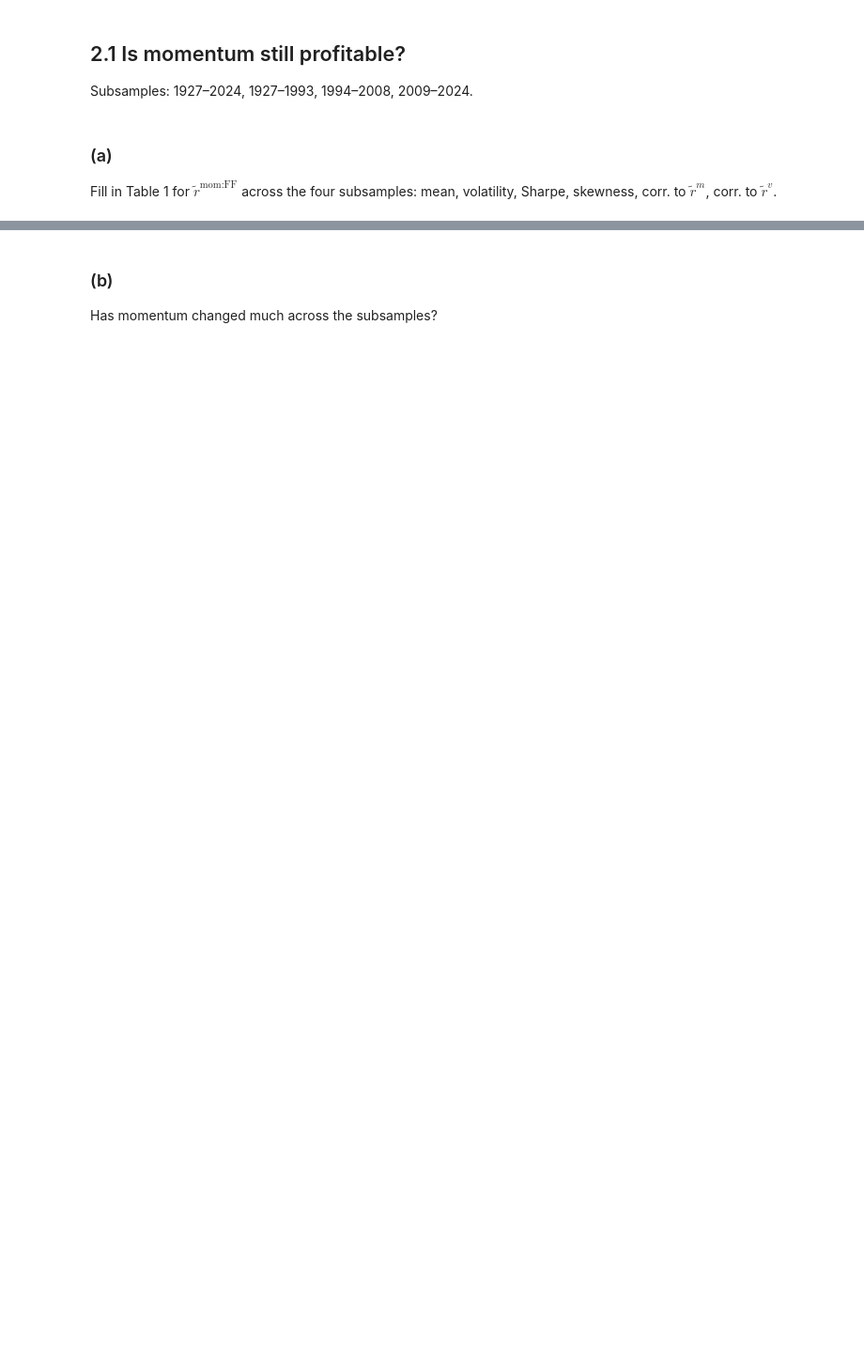
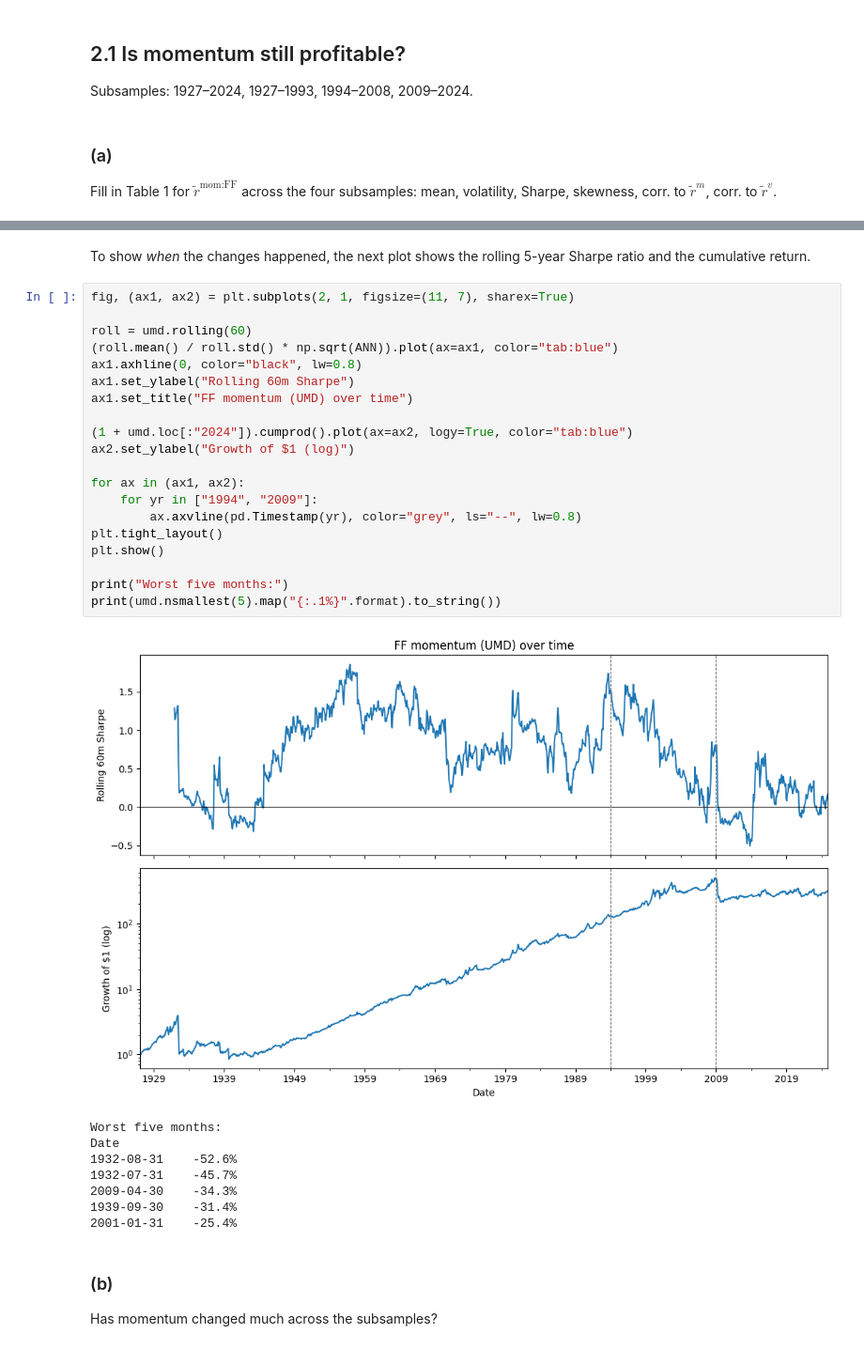
Before and after one commit to lucasalbinlazcano/finm36700-HW6, a Jupyter notebook: AQR Momentum Strategies.ipynb, the cells around one changed output, grey strips where cells are left out. Shown at 94% size. Cells and saved outputs as stored; diff of their text form; blank space fills up the shorter version.

```diff
--- a/AQR Momentum Strategies.ipynb
+++ b/AQR Momentum Strategies.ipynb
@@ -77,3 +103,34 @@ table1.style.format({"Mean": "{:.2%}", "Vol": "{:.2%}", "Sharpe": "{:.2f}",
+# %% [markdown]
+To show *when* the changes happened, the next plot shows the rolling 5-year Sharpe ratio and the cumulative return.
+# %%
+fig, (ax1, ax2) = plt.subplots(2, 1, figsize=(11, 7), sharex=True)
+
+roll = umd.rolling(60)
+(roll.mean() / roll.std() * np.sqrt(ANN)).plot(ax=ax1, color="tab:blue")
+ax1.axhline(0, color="black", lw=0.8)
+ax1.set_ylabel("Rolling 60m Sharpe")
+ax1.set_title("FF momentum (UMD) over time")
+
+(1 + umd.loc[:"2024"]).cumprod().plot(ax=ax2, logy=True, color="tab:blue")
+ax2.set_ylabel("Growth of $1 (log)")
+
+for ax in (ax1, ax2):
+    for yr in ["1994", "2009"]:
+        ax.axvline(pd.Timestamp(yr), color="grey", ls="--", lw=0.8)
+plt.tight_layout()
+plt.show()
+
+print("Worst five months:")
+print(umd.nsmallest(5).map("{:.1%}".format).to_string())
+# %% [output]
+[figure, added]
+Worst five months:
+Date
+1932-08-31    -52.6%
+1932-07-31    -45.7%
+2009-04-30    -34.3%
+1939-09-30    -31.4%
+2001-01-31    -25.4%
 # %% [markdown]
 ### (b)
 Has momentum changed much across the subsamples?
```
Also changed, not shown: parts of 44 cells of this notebook, 1 other file.
